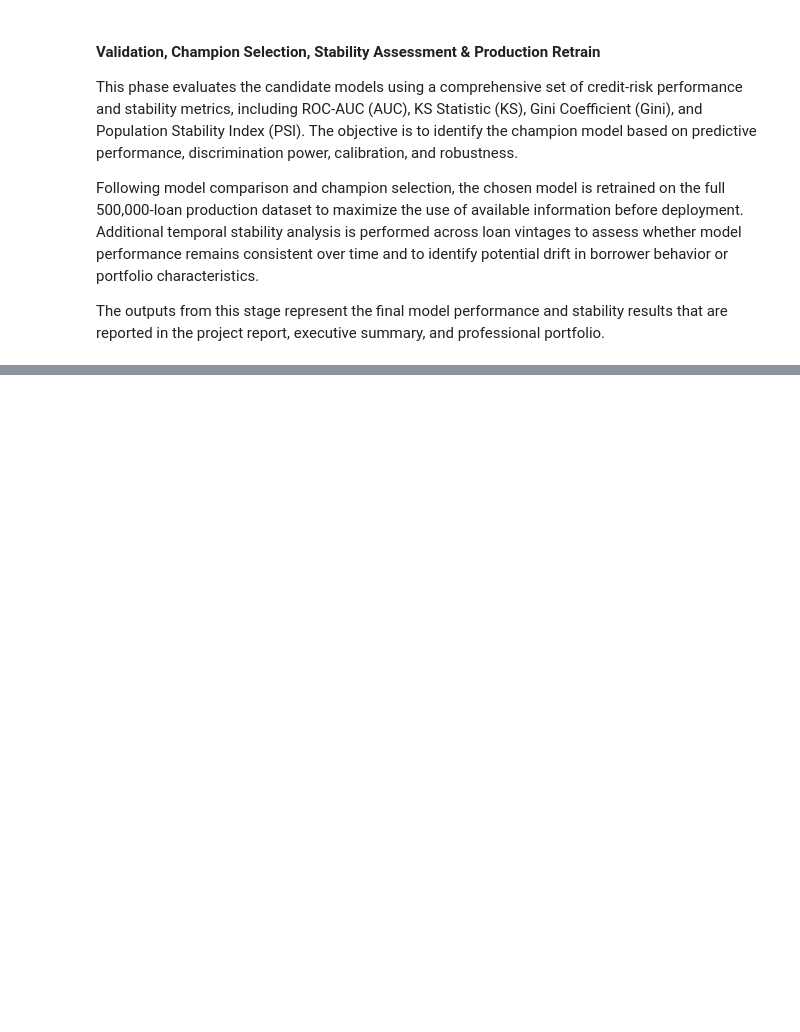
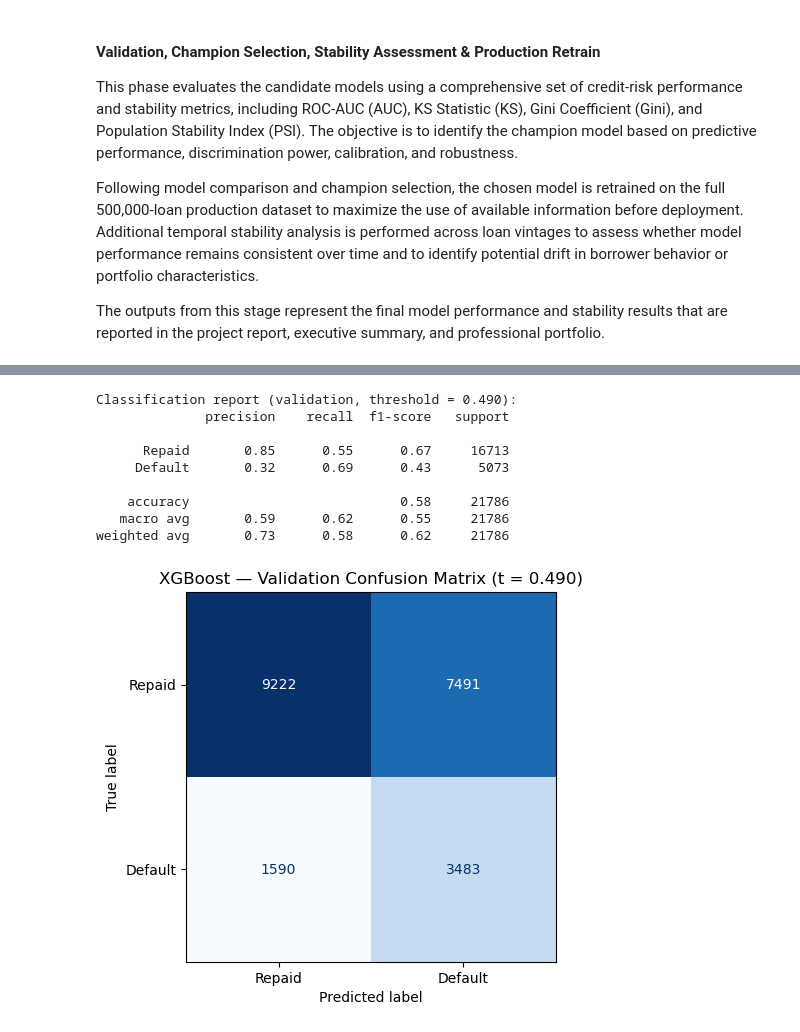
Before and after one commit to MIJUMBO/consumer-credit-risk-modelling, a Jupyter notebook: notebooks/04_modeling.ipynb, the cells around one changed output, grey strips where cells are left out. Drawn from its saved outputs; the diff is of its cells as text; code cells hidden in the pictures; blank space fills up the shorter version.

```diff
--- a/notebooks/04_modeling.ipynb
+++ b/notebooks/04_modeling.ipynb
@@ -290,19 +300,0 @@ Metrics defined.
-# %%
-# Earlier saved models
-models = {
-    'Logistic': joblib.load('../models/logistic_model.pkl'),
-    'XGBoost':  joblib.load('../models/xgboost_model.pkl'),
-    'LightGBM': joblib.load('../models/lightgbm_model.pkl'),
-}
-
-print('=== Validation Set Metrics ===')
-print()
-
-val_results = {}
-for name, model in models.items():
-    X = scaler.transform(X_val) if name == 'Logistic' else X_val
-    proba = model.predict_proba(X)[:,1]
-    metrics = compute_metrics(y_val, proba)
-    val_results[name] = metrics
-    print(f'{name:20s}: AUC={metrics["auc"]:.4f}  KS={metrics["ks"]:.4f}  '
-          f'Gini={metrics["gini"]:.4f}  Brier={metrics["brier"]:.4f}')
@@ -327,0 +431,26 @@ SyntaxError: positional argument follows keyword argument (2390074818.py, line 8
+# %%
+# Classification report
+val_pred = (proba >= operating_t).astype(int)
+print(f'Classification report (validation, threshold = {operating_t:.3f}):')
+print(classification_report(y_val, val_pred, target_names=['Repaid', 'Default']))
+print()
+print()
+print()
+
+# Confusion Matrix
+cm = confusion_matrix(y_val, val_pred)
+ConfusionMatrixDisplay(cm, display_labels=['Repaid', 'Default']).plot(cmap='Blues', colorbar=False)
+plt.title(f'{champion_name} — Validation Confusion Matrix (t = {operating_t:.3f})')
+plt.savefig('../report/figures/model_02_confusion_matrix.png')
+plt.show()
+# %% [output]
+Classification report (validation, threshold = 0.490):
+              precision    recall  f1-score   support
+
+      Repaid       0.85      0.55      0.67     16713
+     Default       0.32      0.69      0.43      5073
+
+    accuracy                           0.58     21786
+   macro avg       0.59      0.62      0.55     21786
+weighted avg       0.73      0.58      0.62     21786
+[figure, added]
```
Also changed, not shown: parts of 39 cells of this notebook, 13 other files.
